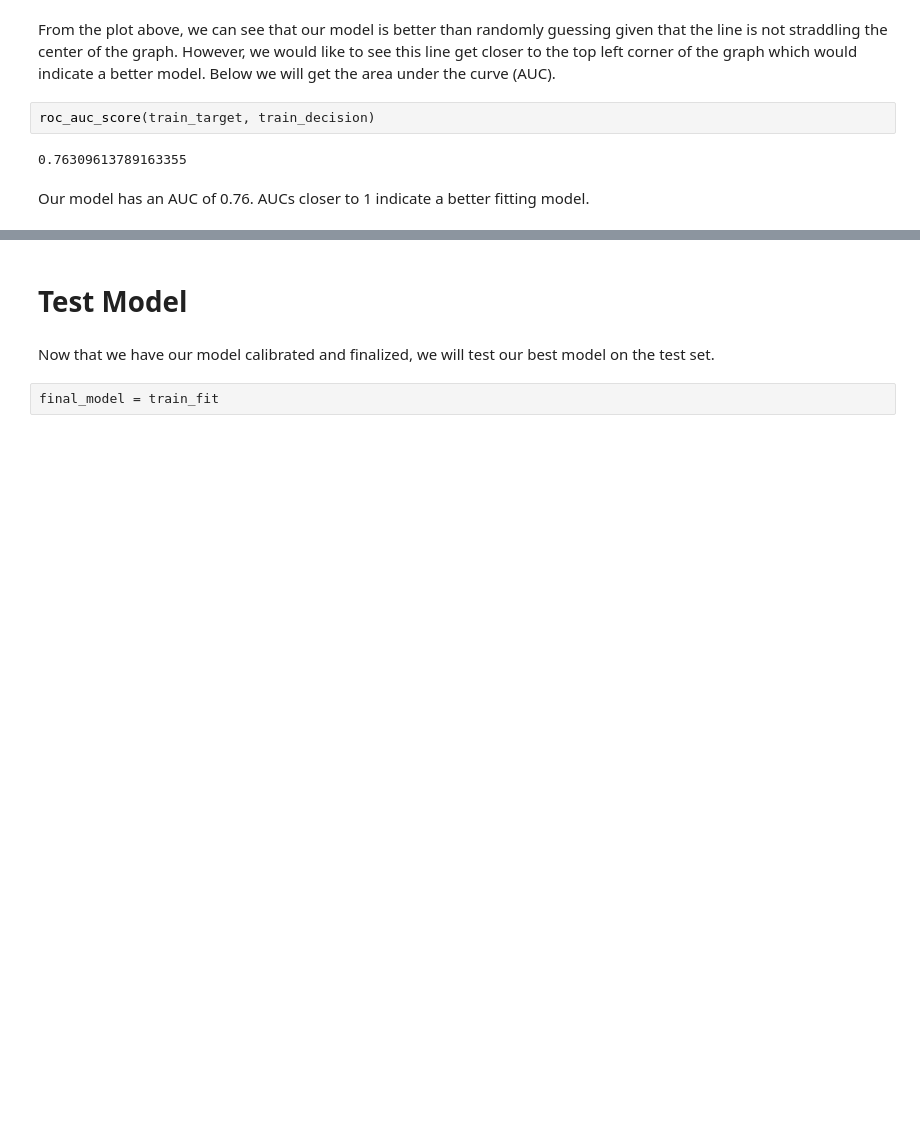
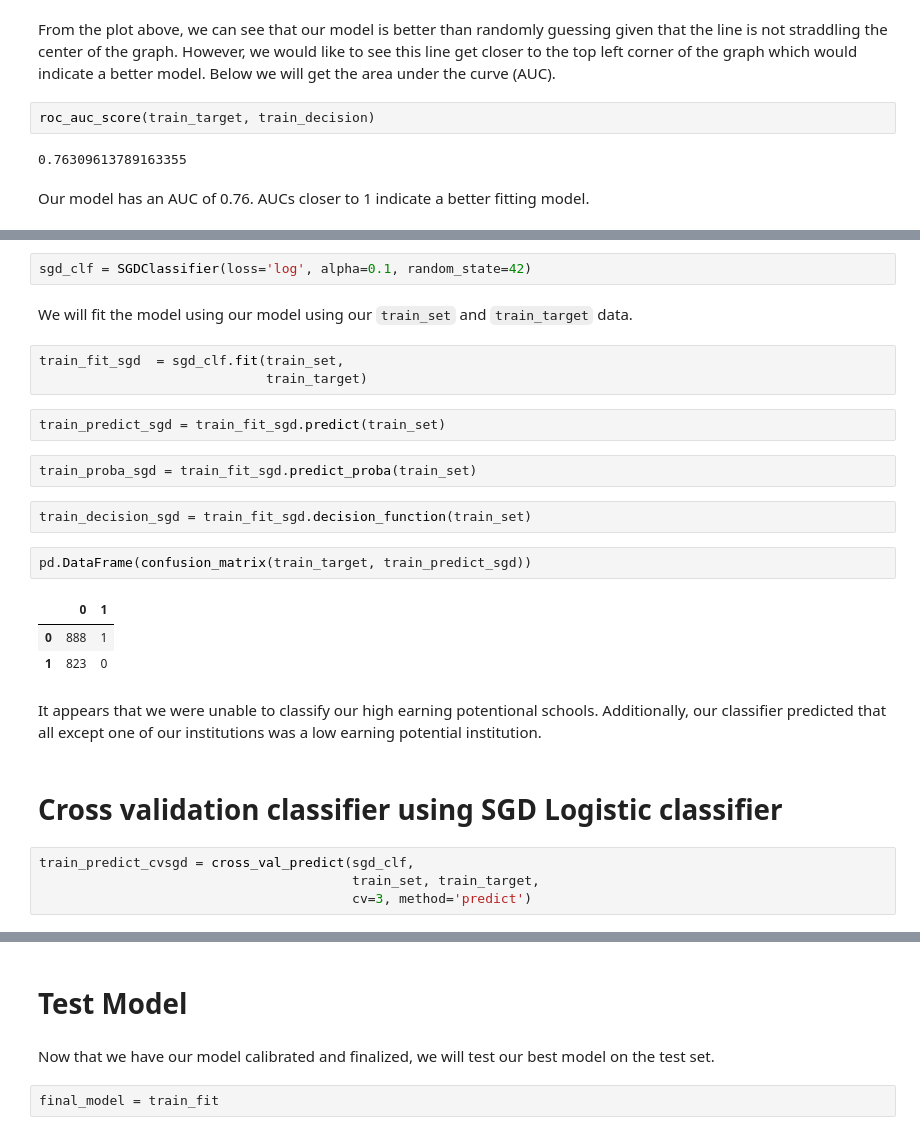
Before and after one commit to tymiguel/CollegeScorecard_ML, a Jupyter notebook: CollegeScorecard_Classification_Team_Sandbox.ipynb, the cells around one changed output, grey strips where cells are left out. Saved outputs shown, nothing was run; the diff lists cells and outputs as text; blank space fills up the shorter version.

Commit message:
added sgd classifier and cv

```diff
--- a/CollegeScorecard_Classification_Team_Sandbox.ipynb
+++ b/CollegeScorecard_Classification_Team_Sandbox.ipynb
@@ -407,0 +415,27 @@ Our model has an AUC of 0.76. AUCs closer to 1 indicate a better fitting model.
+# %%
+sgd_clf = SGDClassifier(loss='log', alpha=0.1, random_state=42)
+# %% [markdown]
+We will fit the model using our model using our `train_set` and `train_target` data.
+# %%
+train_fit_sgd  = sgd_clf.fit(train_set,
+                             train_target)
+# %%
+train_predict_sgd = train_fit_sgd.predict(train_set)
+# %%
+train_proba_sgd = train_fit_sgd.predict_proba(train_set)
+# %%
+train_decision_sgd = train_fit_sgd.decision_function(train_set)
+# %%
+pd.DataFrame(confusion_matrix(train_target, train_predict_sgd))
+# %% [output]
+|  | 0 | 1 |
+| 0 | 888 | 1 |
+| 1 | 823 | 0 |
+# %% [markdown]
+It appears that we were unable to classify our high earning potentional schools. Additionally, our classifier predicted that all except one of our institutions was a low earning potential institution.
+# %% [markdown]
+# Cross validation classifier using SGD Logistic classifier
+# %%
+train_predict_cvsgd = cross_val_predict(sgd_clf,
+                                        train_set, train_target,
+                                        cv=3, method='predict')
```
Also changed, not shown: parts of 12 cells of this notebook.
